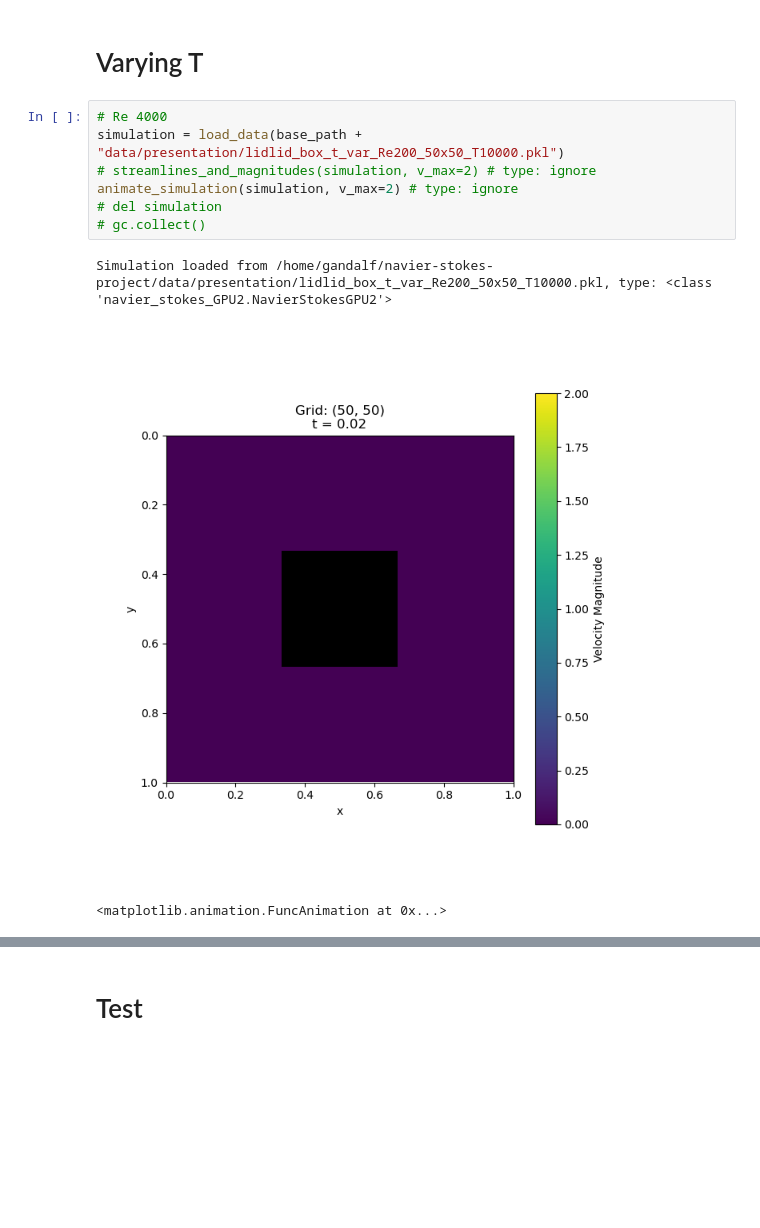
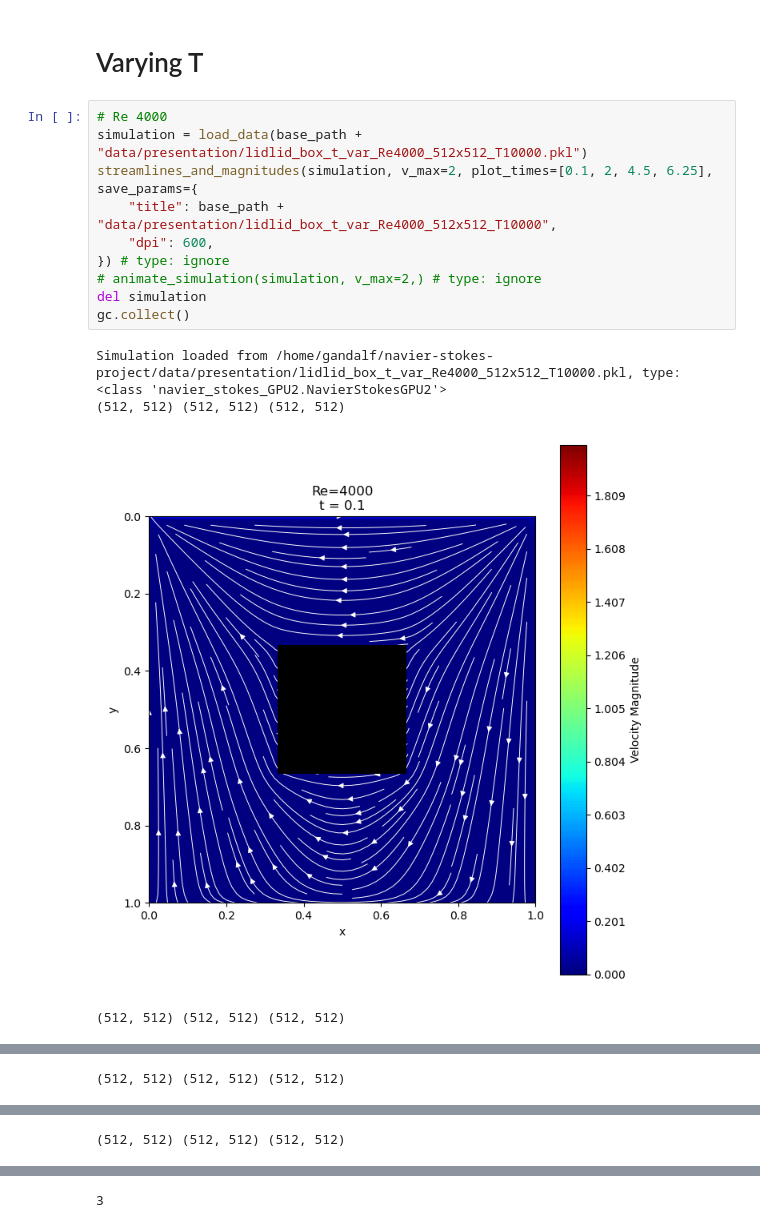
Before and after one commit to jonathanbollig/navier-stokes-project, a Jupyter notebook: common/navier_stokes/data_plotting.ipynb, the cells around one changed output, grey strips where cells are left out. Drawn from its saved outputs; the diff is of its cells as text; blank space fills up the shorter version.

Commit message:
a lot more plots

```diff
--- a/common/navier_stokes/data_plotting.ipynb
+++ b/common/navier_stokes/data_plotting.ipynb
@@ -72,12 +84,16 @@ Simulation loaded from /home/gandalf/navier-stokes-project/data/presentation/lid
 # Varying T
 # %%
 # Re 4000
-simulation = load_data(base_path + "data/presentation/lidlid_box_t_var_Re200_50x50_T10000.pkl")
-# streamlines_and_magnitudes(simulation, v_max=2) # type: ignore
-animate_simulation(simulation, v_max=2) # type: ignore
-# del simulation
-# gc.collect()
+simulation = load_data(base_path + "data/presentation/lidlid_box_t_var_Re4000_512x512_T10000.pkl")
+streamlines_and_magnitudes(simulation, v_max=2, plot_times=[0.1, 2, 4.5, 6.25], save_params={
+    "title": base_path + "data/presentation/lidlid_box_t_var_Re4000_512x512_T10000",
+    "dpi": 600,
+}) # type: ignore
+# animate_simulation(simulation, v_max=2,) # type: ignore
+del simulation
+gc.collect()
 # %% [output]
-Simulation loaded from /home/gandalf/navier-stokes-project/data/presentation/lidlid_box_t_var_Re200_50x50_T10000.pkl, type: <class 'navier_stokes_GPU2.NavierStokesGPU2'>
+Simulation loaded from /home/gandalf/navier-stokes-project/data/presentation/lidlid_box_t_var_Re4000_512x512_T10000.pkl, type: <class 'navier_stokes_GPU2.NavierStokesGPU2'>
+(512, 512) (512, 512) (512, 512)
-[figure, old version]
+[figure, new version]
-<matplotlib.animation.FuncAnimation at 0x...>
+(512, 512) (512, 512) (512, 512)
@@ -83,0 +101 @@ Simulation loaded from /home/gandalf/navier-stokes-project/data/presentation/lid
+(512, 512) (512, 512) (512, 512)
@@ -83,0 +103 @@ Simulation loaded from /home/gandalf/navier-stokes-project/data/presentation/lid
+(512, 512) (512, 512) (512, 512)
@@ -84,2 +105 @@ Simulation loaded from /home/gandalf/navier-stokes-project/data/presentation/lid
+3
-# %% [markdown]
-# Test
```
Also changed, not shown: parts of 7 cells of this notebook, 9 other files.
